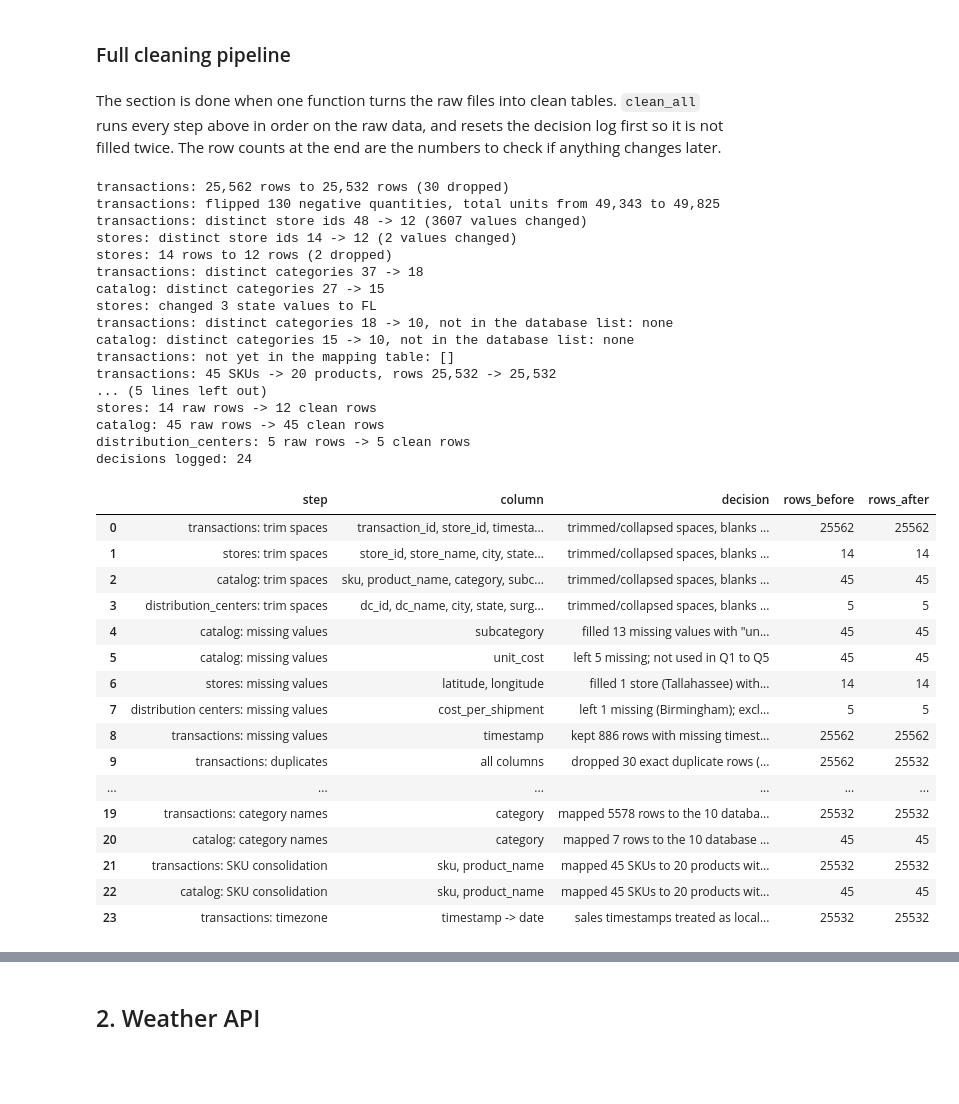
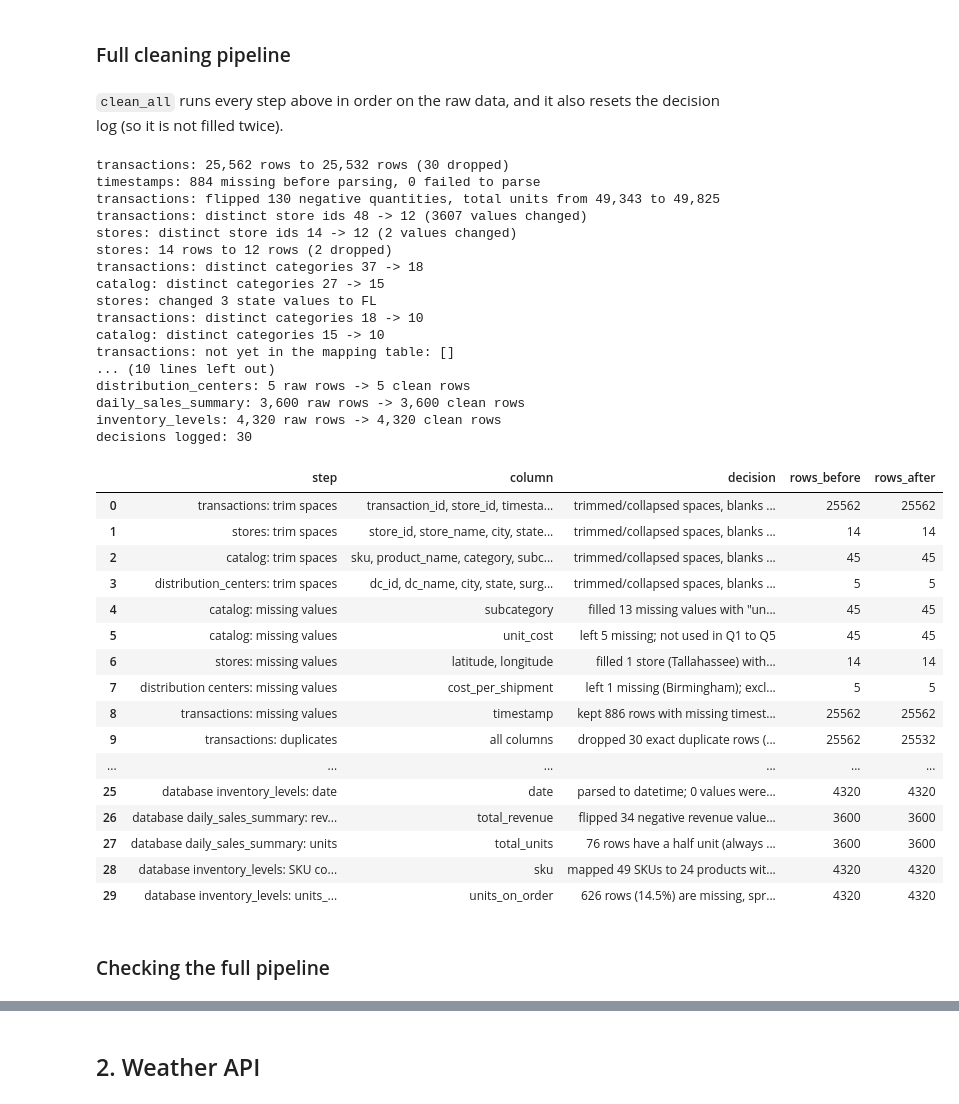
Before and after one commit to eviemcmahan/walmart-hurricane-project, a Jupyter notebook: notebooks/team_notebook.ipynb, the cells around one changed output, grey strips where cells are left out. Saved outputs shown, nothing was run; the diff lists cells and outputs as text; code cells hidden in the pictures; blank space fills up the shorter version.

Commit message:
Clean SQLite db and weather API pull

```diff
--- a/notebooks/team_notebook.ipynb
+++ b/notebooks/team_notebook.ipynb
@@ -336,8 +377,15 @@ def to_price(s):
     return out
 
 def to_datetime(s):
-    """Parse all formats; values that can't be parsed become missing."""
-    return pd.to_datetime(s, errors='coerce', format='mixed')
+    """Parse all formats. Values that fail to parse are reported and stop the run instead of quietly becoming missing."""
+    already_missing = s.isna()
+    parsed = pd.to_datetime(s, errors='coerce', format='mixed')
+    failed = s[parsed.isna() & ~already_missing]
+    print(f'timestamps: {int(already_missing.sum())} missing before parsing, {len(failed)} failed to parse')
+    if len(failed):
+        print('examples that failed:', failed.unique()[:10].tolist())
+    assert len(failed) == 0, 'some timestamps did not parse, look at them before moving on'
+    return parsed
 
 def to_capacity(s):
     """'~750' -> 750"""
@@ -574,8 +653,8 @@ CATEGORY_MAP = {
     'Household Essentials': 'Household',
     'Baby Products': 'Baby',
 }
-DB_CATEGORIES = {'Alcohol', 'Baby', 'Breakfast', 'Electronics', 'Emergency',
-                 'Entertainment', 'Grocery', 'Health', 'Household', 'Snacks'}
+
+DB_CATEGORIES = set(db['daily_sales_summary']['category'].unique()) # The categories the database uses
 
 def fix_categories(tables):
     out = dict(tables)
@@ -584,8 +663,7 @@ def fix_categories(tables):
         before = df['category'].nunique()
         n = int(df['category'].isin(CATEGORY_MAP.keys()).sum())
         df['category'] = df['category'].replace(CATEGORY_MAP) # Unmapped labels stay as themselves
-        leftover = set(df['category']) - DB_CATEGORIES
-        print(f'{name}: distinct categories {before} -> {df["category"].nunique()}, not in the database list: {leftover or "none"}')
+        print(f'{name}: distinct categories {before} -> {df["category"].nunique()}')
         log(f'{name}: category names', 'category',
             f'mapped {n} rows to the 10 database category names; distinct {before} -> {df["category"].nunique()}',
             len(df), len(df))
@@ -797,2 +879,11 @@ Heads-up for Q5: the SQLite `inventory_levels` table has four SKUs that are not
 # %% [markdown]
 ### #10: Weather data in a different timezone than sales
+# %%
+times = pd.date_range('2024-09-26 00:00', '2024-09-27 23:00', freq='h', tz='UTC')  # example hourly times, not real weather
+df = pd.DataFrame({'utc_time': times})
+df['utc_date'] = df['utc_time'].dt.date
+df['eastern_date'] = df['utc_time'].dt.tz_convert('America/New_York').dt.date
+
+wrong = df[df['utc_date'] != df['eastern_date']]
+print(f"{len(wrong)} of {len(df)} hourly readings land on a different day in UTC than in Eastern time")
+print(wrong.tail(4))
@@ -853,0 +968,14 @@ The example shows the problem: a reading at 3 AM UTC on Sept 27 is really 11 PM
+# %%
+sales, inv = db['daily_sales_summary'], db['inventory_levels']
+
+print('sales date lengths (10 = 2024-09-12, 8 = 20240912):', sales['date'].str.len().value_counts().to_dict())
+
+neg = sales[sales['total_revenue'] < 0]
+pos = sales[sales['total_revenue'] > 0]
+print(f"negative revenue rows: {len(neg)}")
+print(f"revenue per unit, negative rows (sign removed): {(-neg['total_revenue'] / neg['total_units']).median():.2f}")
+print(f"revenue per unit, other rows: {(pos['total_revenue'] / pos['total_units']).median():.2f}")
+
+print('rows with half units:', int((sales['total_units'] % 1 != 0).sum()))
+print(f"units_on_order missing: {inv['units_on_order'].isna().sum()}, zeros: {(inv['units_on_order'] == 0).sum()}")
+print('inventory SKUs not in the SKU map:', sorted(set(inv['sku']) - set(sku_map['raw_sku'])))
@@ -854,7 +1076,7 @@ The example shows the problem: a reading at 3 AM UTC on Sept 27 is really 11 PM
 # %% [markdown]
 ### Full cleaning pipeline
 # %% [markdown]
-The section is done when one function turns the raw files into clean tables. `clean_all` runs every step above in order on the raw data, and resets the decision log first so it is not filled twice. The row counts at the end are the numbers to check if anything changes later.
+`clean_all` runs every step above in order on the raw data, and it also resets the decision log (so it is not filled twice).
 # %%
 def clean_all(raw):
     decision_log.clear() # Start a fresh log so each run gives the same result
@@ -870,47 +1092,51 @@ def clean_all(raw):
     tables['transactions'] = consolidate_skus(tables['transactions'], 'transactions', sku_map) # 9
     tables['catalog'] = consolidate_skus(tables['catalog'], 'catalog', sku_map)
     tables['transactions'] = add_sales_date(tables['transactions'], 'transactions') # 10
+    tables.update(clean_database(db, sku_map))                        # 11
     return tables
 
 clean = clean_all(raw)
 print()
 for name, df in clean.items():
-    print(f'{name}: {len(raw[name]):,} raw rows -> {len(df):,} clean rows')
+    n_raw = len(raw[name]) if name in raw else len(db[name])
+    print(f'{name}: {n_raw:,} raw rows -> {len(df):,} clean rows')
 assert clean['transactions'].equals(cleaned['transactions']), 'the pipeline does not match the step-by-step result'
 print('decisions logged:', len(decision_log))
 pd.DataFrame(decision_log)
 # %% [output]
 transactions: 25,562 rows to 25,532 rows (30 dropped)
+timestamps: 884 missing before parsing, 0 failed to parse
 transactions: flipped 130 negative quantities, total units from 49,343 to 49,825
 transactions: distinct store ids 48 -> 12 (3607 values changed)
 stores: distinct store ids 14 -> 12 (2 values changed)
 stores: 14 rows to 12 rows (2 dropped)
 transactions: distinct categories 37 -> 18
 catalog: distinct categories 27 -> 15
 stores: changed 3 state values to FL
-transactions: distinct categories 18 -> 10, not in the database list: none
-catalog: distinct categories 15 -> 10, not in the database list: none
+transactions: distinct categories 18 -> 10
+catalog: distinct categories 15 -> 10
 transactions: not yet in the mapping table: []
-transactions: 45 SKUs -> 20 products, rows 25,532 -> 25,532
-... (5 lines left out)
-stores: 14 raw rows -> 12 clean rows
-catalog: 45 raw rows -> 45 clean rows
+... (10 lines left out)
 distribution_centers: 5 raw rows -> 5 clean rows
-decisions logged: 24
+daily_sales_summary: 3,600 raw rows -> 3,600 clean rows
+inventory_levels: 4,320 raw rows -> 4,320 clean rows
+decisions logged: 30
 |  | step | column | decision | rows_before | rows_after |
 | 0 | transactions: trim spaces | transaction_id, store_id, timesta... | trimmed/collapsed spaces, blanks ... | 25562 | 25562 |
 | 1 | stores: trim spaces | store_id, store_name, city, state... | trimmed/collapsed spaces, blanks ... | 14 | 14 |
 | 2 | catalog: trim spaces | sku, product_name, category, subc... | trimmed/collapsed spaces, blanks ... | 45 | 45 |
 | 3 | distribution_centers: trim spaces | dc_id, dc_name, city, state, surg... | trimmed/collapsed spaces, blanks ... | 5 | 5 |
 | 4 | catalog: missing values | subcategory | filled 13 missing values with "un... | 45 | 45 |
 | 5 | catalog: missing values | unit_cost | left 5 missing; not used in Q1 to Q5 | 45 | 45 |
 | 6 | stores: missing values | latitude, longitude | filled 1 store (Tallahassee) with... | 14 | 14 |
 | 7 | distribution centers: missing values | cost_per_shipment | left 1 missing (Birmingham); excl... | 5 | 5 |
 | 8 | transactions: missing values | timestamp | kept 886 rows with missing timest... | 25562 | 25562 |
 | 9 | transactions: duplicates | all columns | dropped 30 exact duplicate rows (... | 25562 | 25532 |
 | ... | ... | ... | ... | ... | ... |
-| 19 | transactions: category names | category | mapped 5578 rows to the 10 databa... | 25532 | 25532 |
-| 20 | catalog: category names | category | mapped 7 rows to the 10 database ... | 45 | 45 |
-| 21 | transactions: SKU consolidation | sku, product_name | mapped 45 SKUs to 20 products wit... | 25532 | 25532 |
-| 22 | catalog: SKU consolidation | sku, product_name | mapped 45 SKUs to 20 products wit... | 45 | 45 |
-| 23 | transactions: timezone | timestamp -> date | sales timestamps treated as local... | 25532 | 25532 |
+| 25 | database inventory_levels: date | date | parsed to datetime; 0 values were... | 4320 | 4320 |
+| 26 | database daily_sales_summary: rev... | total_revenue | flipped 34 negative revenue value... | 3600 | 3600 |
+| 27 | database daily_sales_summary: units | total_units | 76 rows have a half unit (always ... | 3600 | 3600 |
+| 28 | database inventory_levels: SKU co... | sku | mapped 49 SKUs to 24 products wit... | 4320 | 4320 |
+| 29 | database inventory_levels: units_... | units_on_order | 626 rows (14.5%) are missing, spr... | 4320 | 4320 |
+# %% [markdown]
+### Checking the full pipeline
```
Also changed, not shown: parts of 43 cells of this notebook.
